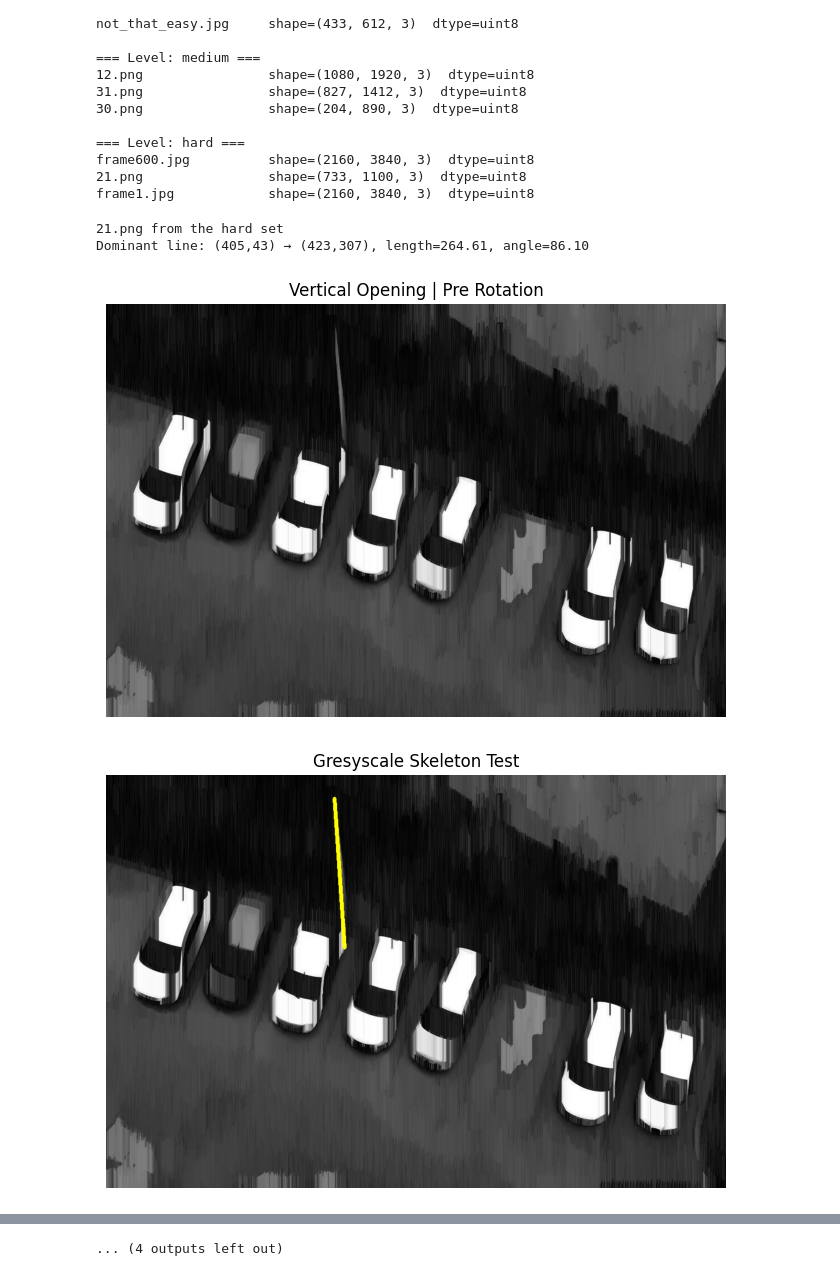
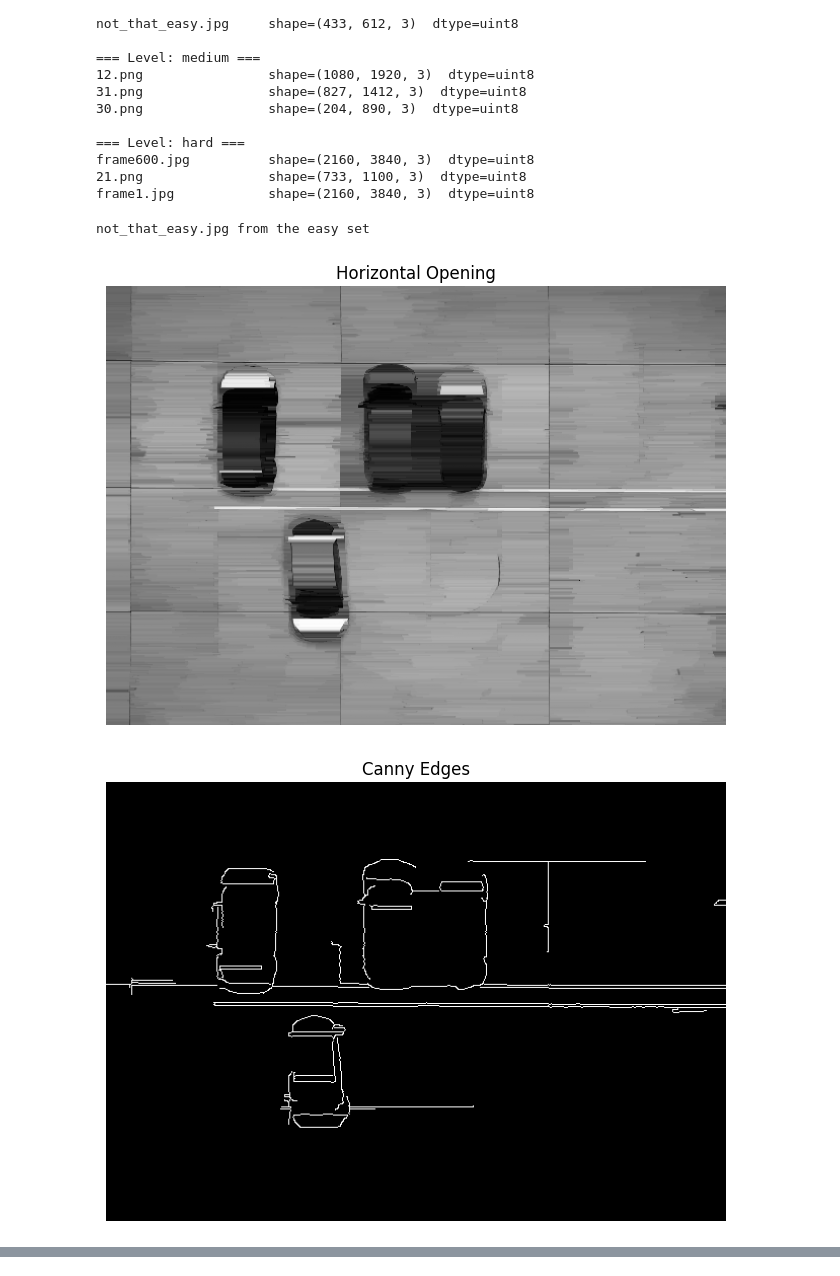
Before and after one commit to Bobfritguy/EE551_mini_project, a Jupyter notebook: mini_project.ipynb, the cells around one changed output, grey strips where cells are left out. Drawn from its saved outputs; the diff is of its cells as text; code cells hidden in the pictures.

```diff
--- a/mini_project.ipynb
+++ b/mini_project.ipynb
@@ -333,0 +285,21 @@ def do_pipeline(images_array, set_name, image_name):
+# %%
+def and_binary(img1, img2, debug=True, title="Binary AND"):
+    """
+    Perform pixel-wise AND on two binary images (values must be 0 or 255).
+    Images must be the same size.
+    """
+
+    # ensure same size
+    if img1.shape != img2.shape:
+        raise ValueError("and_binary: images must have the same shape")
+
+    # perform logical AND
+    out = cv2.bitwise_and(img1, img2)
+
+    if debug:
+        plt.figure(figsize=(8, 8))
+        plt.imshow(out, cmap="gray")
+        plt.title(title)
+        plt.axis("off")
+
+    return out
@@ -334,22 +382,21 @@ def do_pipeline(images_array, set_name, image_name):
 # %%
 # --- EASY
 
 #do_pipeline(images, "easy", "29.png")
-#do_pipeline(images, "easy", "not_that_easy.jpg")
+do_pipeline(images, "easy", "not_that_easy.jpg")
 # do_pipeline(images["easy"]["easy.jpg"])
 # do_pipeline(images["easy"]["20.png"])
 
 # --- Medium
 # do_pipeline(images, "medium", "12.png")
-# do_pipeline(images["medium"]["30.png"])
-# do_pipeline(images["medium"]["31.png"])
+# do_pipeline(images, "medium", "30.png")
+# do_pipeline(images, "medium", "31.png")
 
 # -- Hard
 #do_pipeline(images, "hard", "frame600.jpg")
 #do_pipeline(images, "hard", "frame1.jpg")
-do_pipeline(images, "hard", "21.png")
+#do_pipeline(images, "hard", "21.png")
 # %% [output]
-21.png from the hard set
-Dominant line: (405,43) → (423,307), length=264.61, angle=86.10
+not_that_easy.jpg from the easy set
-[figure, old version]
+[figure, new version]
-[figure, old version]
+[figure, new version]
@@ -365 +411,0 @@ Dominant line: (405,43) → (423,307), length=264.61, angle=86.10
-... (4 outputs left out)
```
Also changed, not shown: parts of 4 cells of this notebook.
